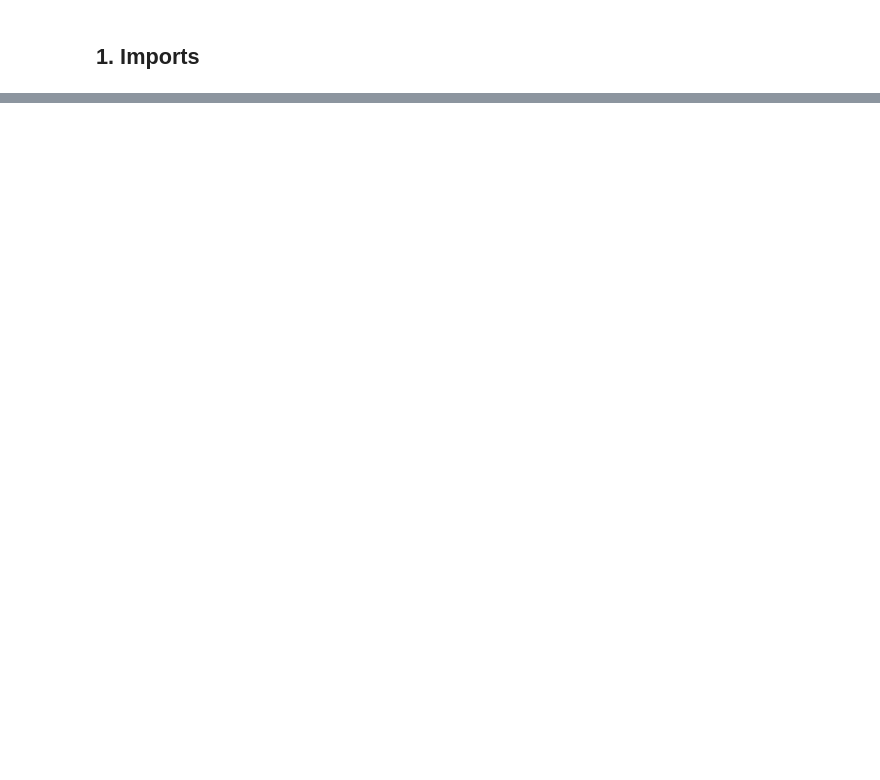
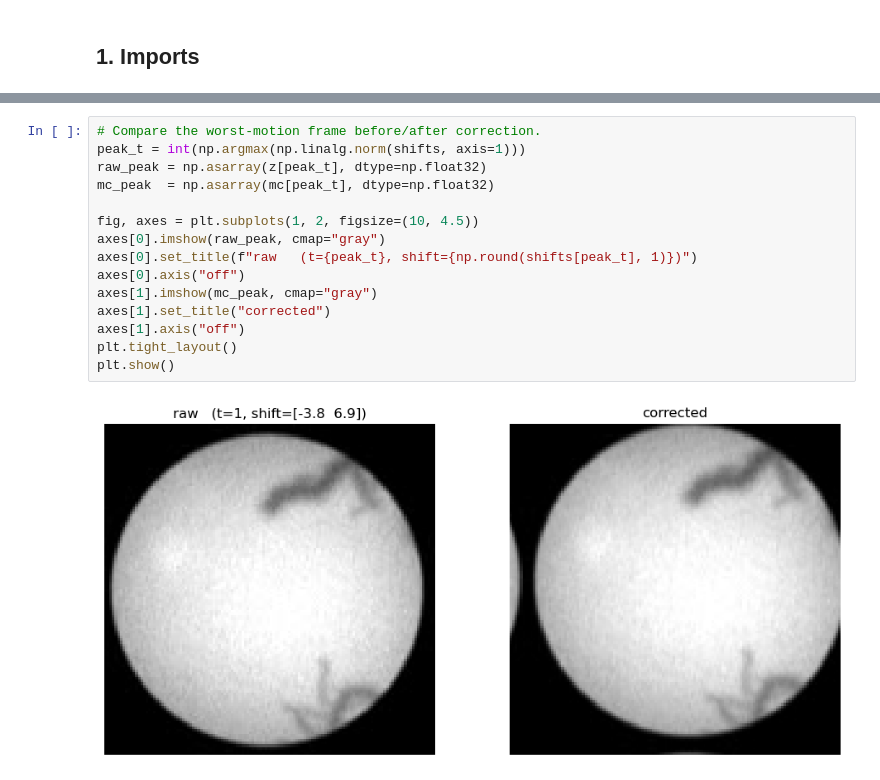
Before and after one commit to FlorianNeurosci/miniCNMFe, a Jupyter notebook: demo_notebooks/01_load_and_motion_correct.ipynb, the cells around one changed output, grey strips where cells are left out. Saved outputs shown, nothing was run; the diff lists cells and outputs as text; blank space fills up the shorter version.

```diff
--- a/demo_notebooks/01_load_and_motion_correct.ipynb
+++ b/demo_notebooks/01_load_and_motion_correct.ipynb
@@ -322,0 +229,17 @@ print(f'         shape={model.shifts.shape}  dtype={model.shifts.dtype}')
+# %%
+# Compare the worst-motion frame before/after correction.
+peak_t = int(np.argmax(np.linalg.norm(shifts, axis=1)))
+raw_peak = np.asarray(z[peak_t], dtype=np.float32)
+mc_peak  = np.asarray(mc[peak_t], dtype=np.float32)
+
+fig, axes = plt.subplots(1, 2, figsize=(10, 4.5))
+axes[0].imshow(raw_peak, cmap="gray")
+axes[0].set_title(f"raw   (t={peak_t}, shift={np.round(shifts[peak_t], 1)})")
+axes[0].axis("off")
+axes[1].imshow(mc_peak, cmap="gray")
+axes[1].set_title("corrected")
+axes[1].axis("off")
+plt.tight_layout()
+plt.show()
+# %% [output]
+[figure, added]
```
Also changed, not shown: parts of 44 cells of this notebook, 4 other files.
